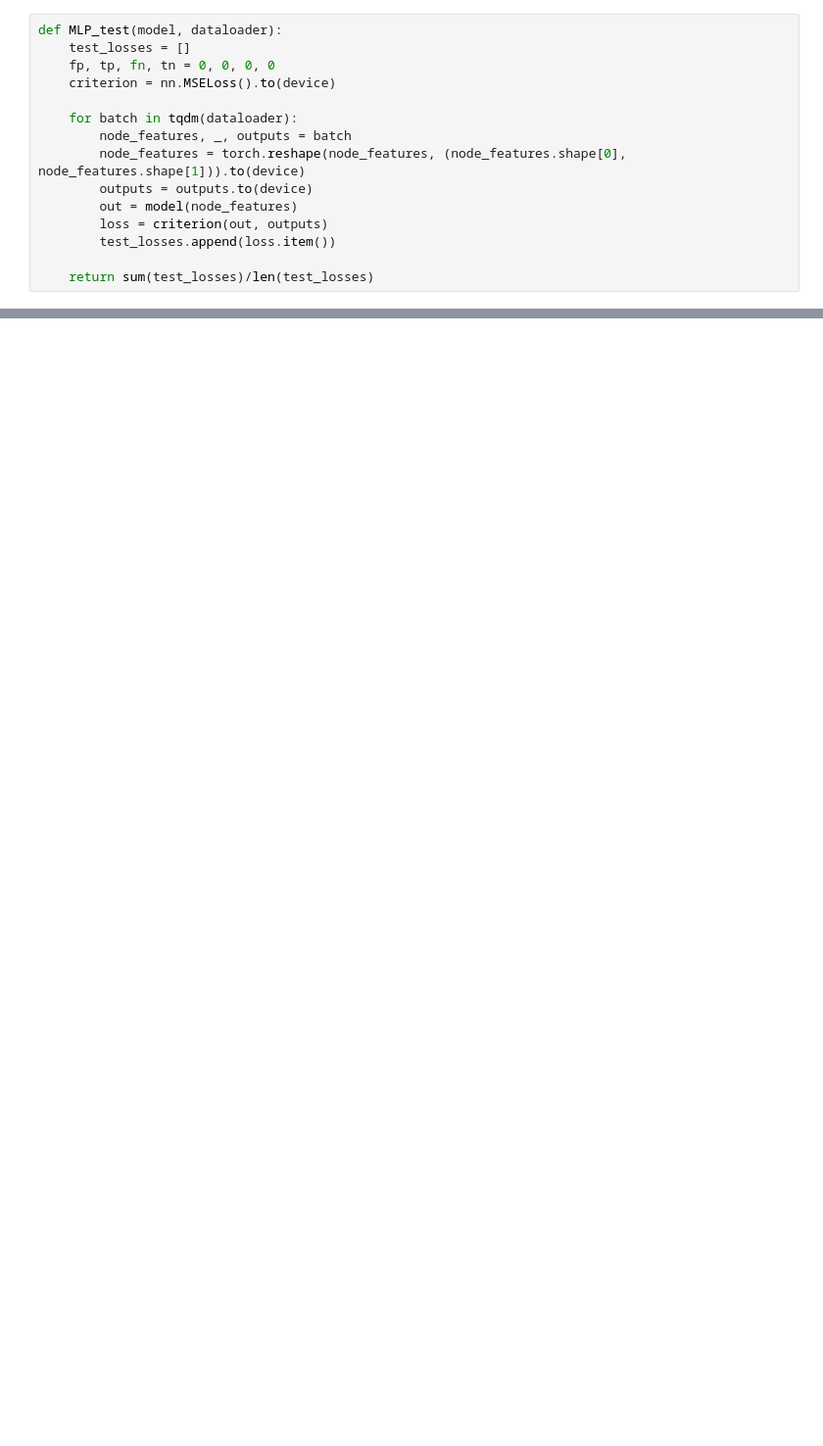
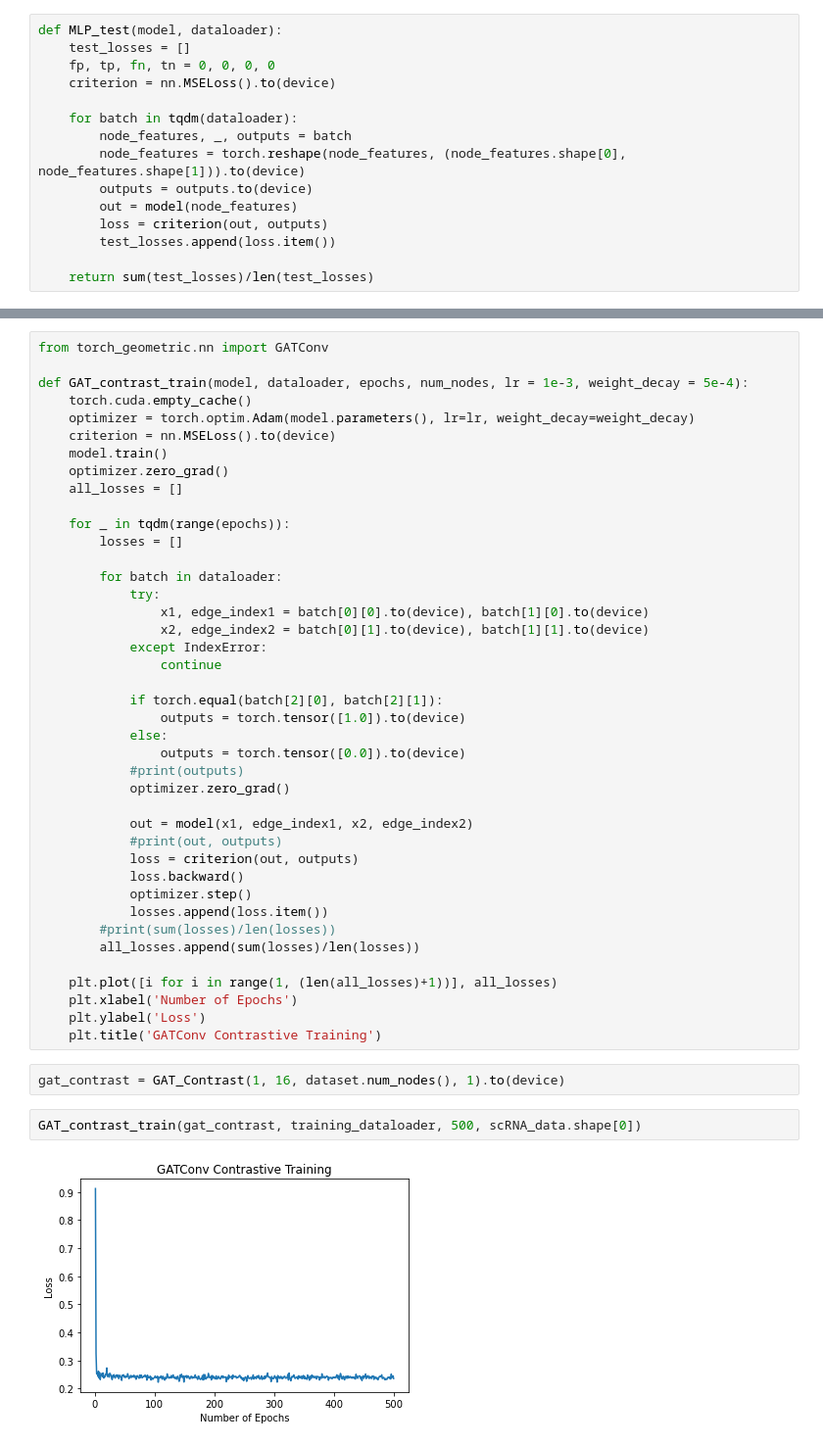
Before and after one commit to nramani611/Constrative_Learning, a Jupyter notebook: Network_Setup.ipynb, the cells around one changed output, grey strips where cells are left out. Shown at 98% size. Drawn from its saved outputs; the diff is of its cells as text; blank space fills up the shorter version.

```diff
--- a/Network_Setup.ipynb
+++ b/Network_Setup.ipynb
@@ -282,0 +303,47 @@ MLP_test(mlp, testing_dataloader)
+# %%
+from torch_geometric.nn import GATConv
+
+def GAT_contrast_train(model, dataloader, epochs, num_nodes, lr = 1e-3, weight_decay = 5e-4):
+    torch.cuda.empty_cache()
+    optimizer = torch.optim.Adam(model.parameters(), lr=lr, weight_decay=weight_decay)
+    criterion = nn.MSELoss().to(device)
+    model.train()
+    optimizer.zero_grad()
+    all_losses = []
+
+    for _ in tqdm(range(epochs)):
+        losses = []
+
+        for batch in dataloader:
+            try:
+                x1, edge_index1 = batch[0][0].to(device), batch[1][0].to(device)
+                x2, edge_index2 = batch[0][1].to(device), batch[1][1].to(device)
+            except IndexError:
+                continue
+
+            if torch.equal(batch[2][0], batch[2][1]):
+                outputs = torch.tensor([1.0]).to(device)
+            else:
+                outputs = torch.tensor([0.0]).to(device)
+            #print(outputs)
+            optimizer.zero_grad()
+
+            out = model(x1, edge_index1, x2, edge_index2)
+            #print(out, outputs)
+            loss = criterion(out, outputs)
+            loss.backward()
+            optimizer.step()
+            losses.append(loss.item())
+        #print(sum(losses)/len(losses))
+        all_losses.append(sum(losses)/len(losses))
+
+    plt.plot([i for i in range(1, (len(all_losses)+1))], all_losses)
+    plt.xlabel('Number of Epochs')
+    plt.ylabel('Loss')
+    plt.title('GATConv Contrastive Training')
+# %%
+gat_contrast = GAT_Contrast(1, 16, dataset.num_nodes(), 1).to(device)
+# %%
+GAT_contrast_train(gat_contrast, training_dataloader, 500, scRNA_data.shape[0])
+# %% [output]
+[figure, added]
```
Also changed, not shown: parts of 12 cells of this notebook.
